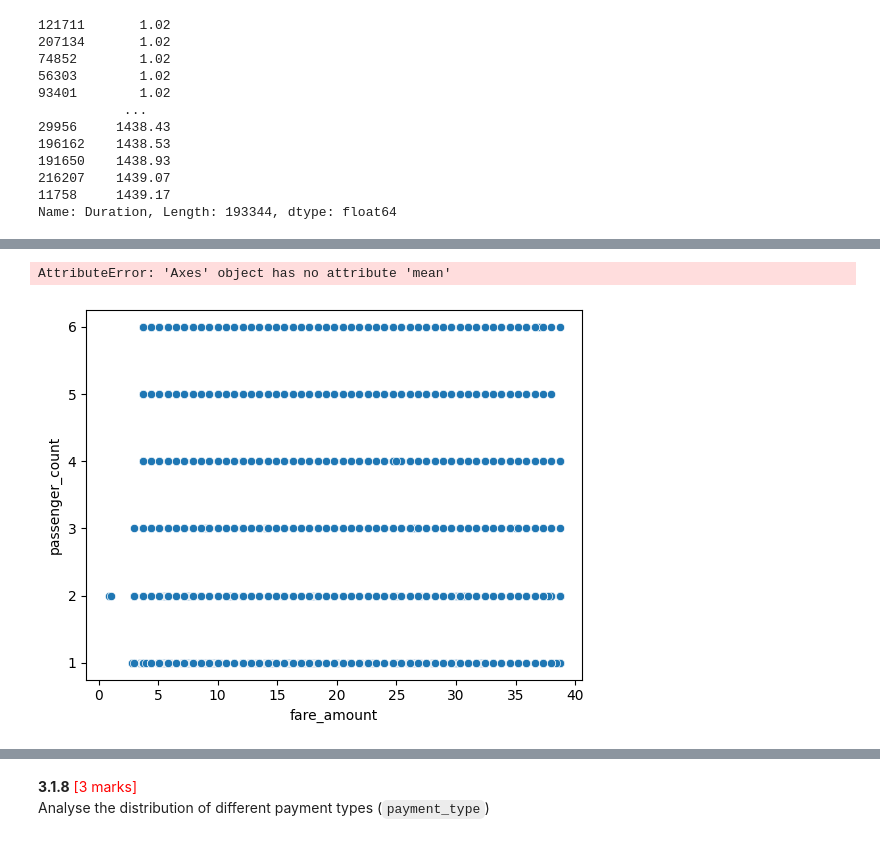
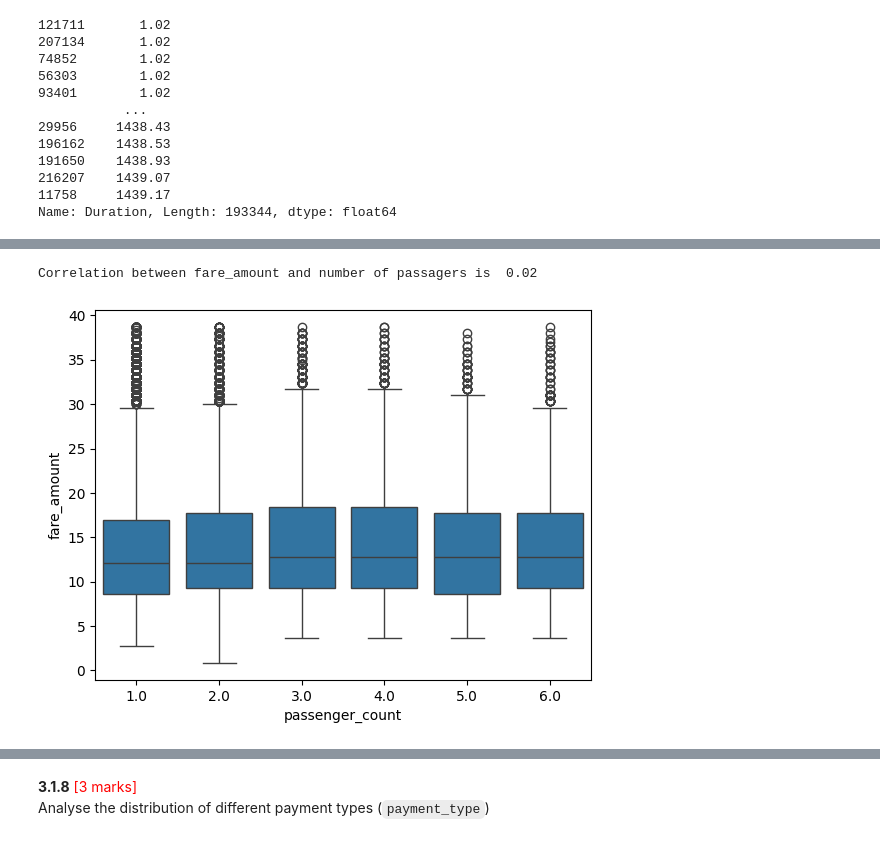
Before and after one commit to Rushank14/Python-Notebooks, a Jupyter notebook: notebooks/EDA_Assg_NYC_Taxi_Starter.ipynb, the cells around one changed output, grey strips where cells are left out. Drawn from its saved outputs; the diff is of its cells as text; code cells hidden in the pictures.

```diff
--- a/notebooks/EDA_Assg_NYC_Taxi_Starter.ipynb
+++ b/notebooks/EDA_Assg_NYC_Taxi_Starter.ipynb
@@ -1301,14 +1285,3 @@ df.Duration.sort_values(ascending=True)
 216207    1439.07
 11758     1439.17
 Name: Duration, Length: 193344, dtype: float64
-# %%
-# Show relationship between fare and trip duration
-
-df['tpep_dropoff_datetime'] = pd.to_datetime(df.tpep_dropoff_datetime)
-df['tpep_pickup_datetime'] = pd.to_datetime(df.tpep_pickup_datetime)
-
-
-df['Duration'] = round(((df.tpep_dropoff_datetime) - (df.tpep_pickup_datetime)).dt.total_seconds()/60,2)
-
-
-sns.scatterplot(data=df, x= df.fare_amount, y= df.Duration)
@@ -1341,10 +1296,11 @@ df['trip_duration'] = (
 ).dt.total_seconds() / 60
 
 # Filter out invalid durations (0 or more than 180 mins — i.e., 3 hours)
-df = df[
+duration = df[
     (df['trip_duration'] > 0) &
     (df['trip_duration'] <= 180)
 ]
+
 
 # Calculate correlation between fare and duration
 correlation_duration = df['fare_amount'].corr(df['trip_duration'])
@@ -1371,4 +1311,0 @@ See the caveats in the documentation: https://pandas.pydata.org/pandas-docs/stab
-# %%
-condition = df.Duration > 1
-
-df = df[condition]
@@ -1375,7 +1320,8 @@ df = df[condition]
 # %%
 # Show relationship between fare and number of passengers
 
-sns.scatterplot(data=df, x=df.fare_amount, y=df.passenger_count)
+sns.boxplot(data=df, x=df.passenger_count , y=df.fare_amount)
+print('Correlation between fare_amount and number of passagers is ', round(df.fare_amount.corr(df.passenger_count),2))
 # %% [output]
-AttributeError: 'Axes' object has no attribute 'mean'
+Correlation between fare_amount and number of passagers is  0.02
-[figure, old version]
+[figure, new version]
```
Also changed, not shown: parts of 19 cells of this notebook, 1 other file.
